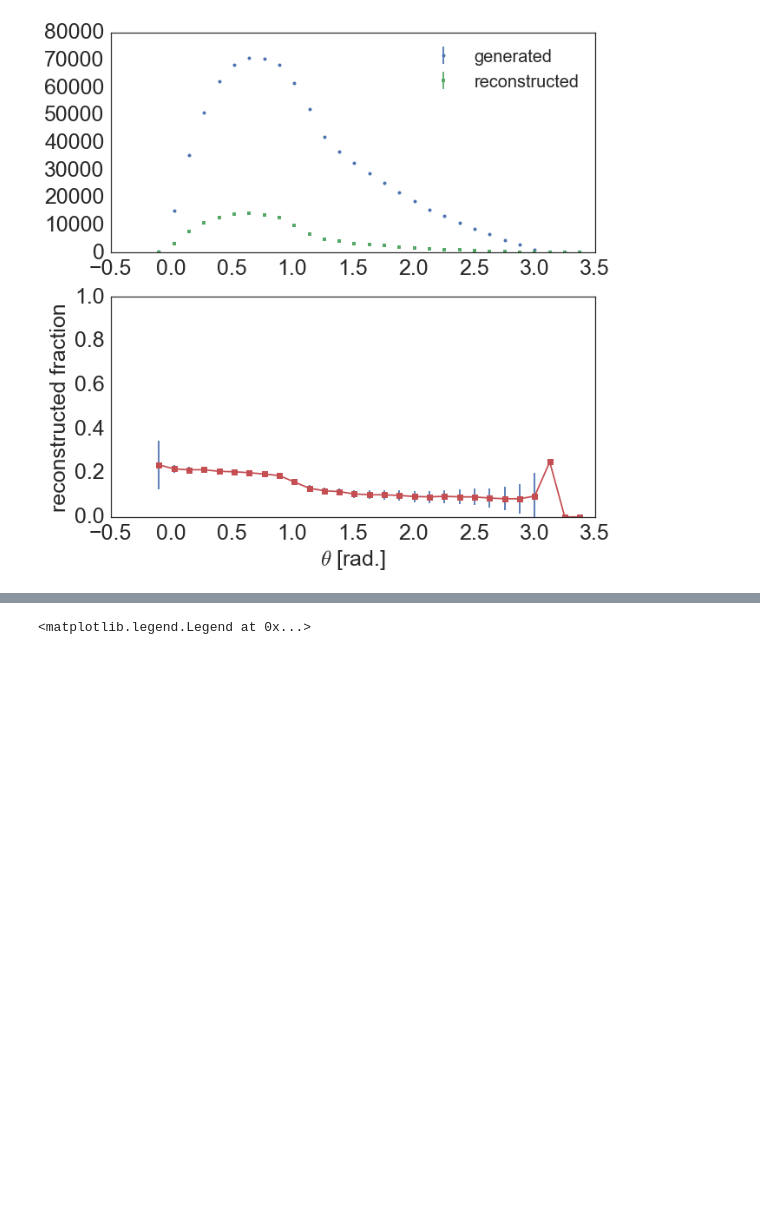
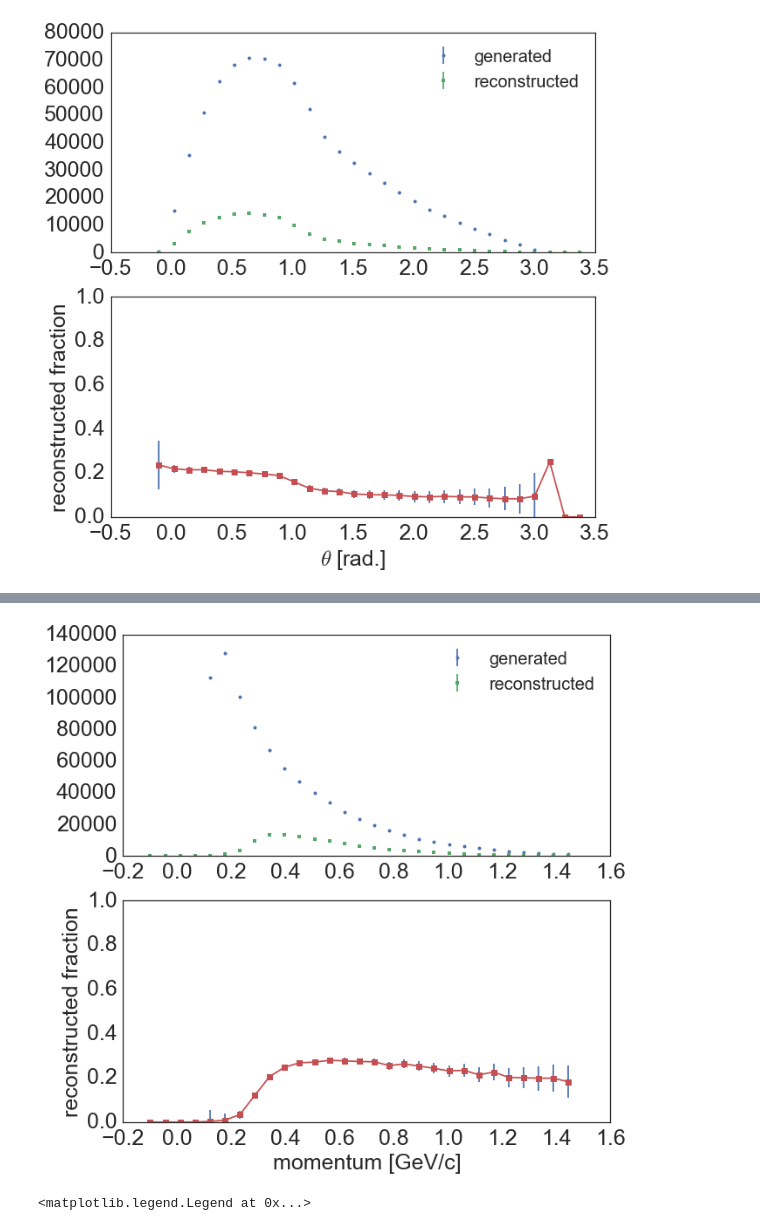
Before and after one commit to erezcoh4/AnalysisTreesInformation, a Jupyter notebook: AnaTreesPackage/notebooks/MC_BNB_anatrees_plots.ipynb, the cells around one changed output, grey strips where cells are left out. Saved outputs shown, nothing was run; the diff lists cells and outputs as text; code cells hidden in the pictures; blank space fills up the shorter version.

```diff
--- a/AnaTreesPackage/notebooks/MC_BNB_anatrees_plots.ipynb
+++ b/AnaTreesPackage/notebooks/MC_BNB_anatrees_plots.ipynb
@@ -134,3 +138,7 @@ uB_acceptace_1d( var='theta', x_label='$\\theta$ [rad.]', bins=np.linspace(-0.1,
+# %%
+uB_acceptace_1d( var='P', x_label='momentum [GeV/c]', bins=np.linspace(-0.1,1.5,30),legend_loc='upper right' );
+# %% [output]
+[figure, added]
 # %%
 plt.hist([MCBNB_gen_protons.theta,
           MCBNB_gen_protons.theta[MCBNB_gen_protons.ig4==1],
```
Also changed, not shown: parts of 2 cells of this notebook, 3 other files.
